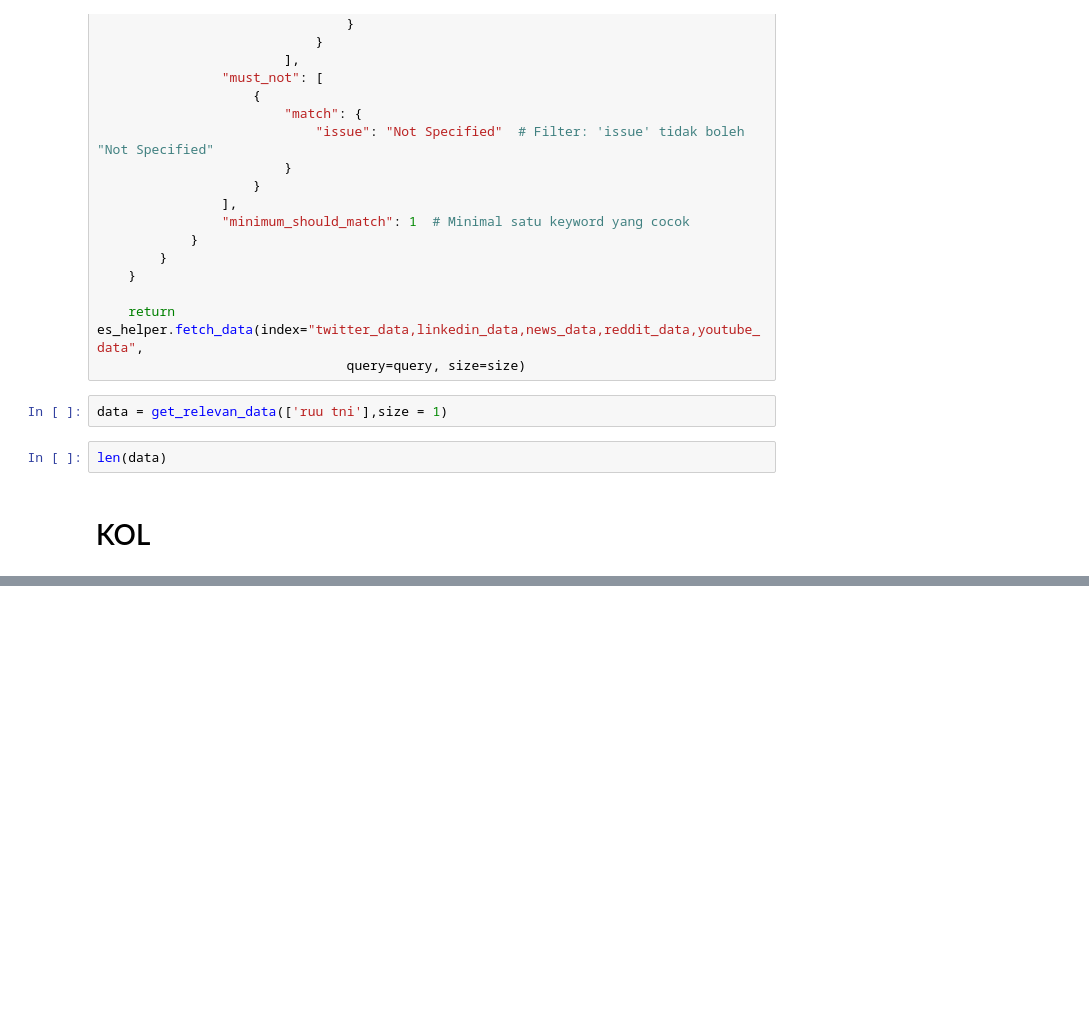
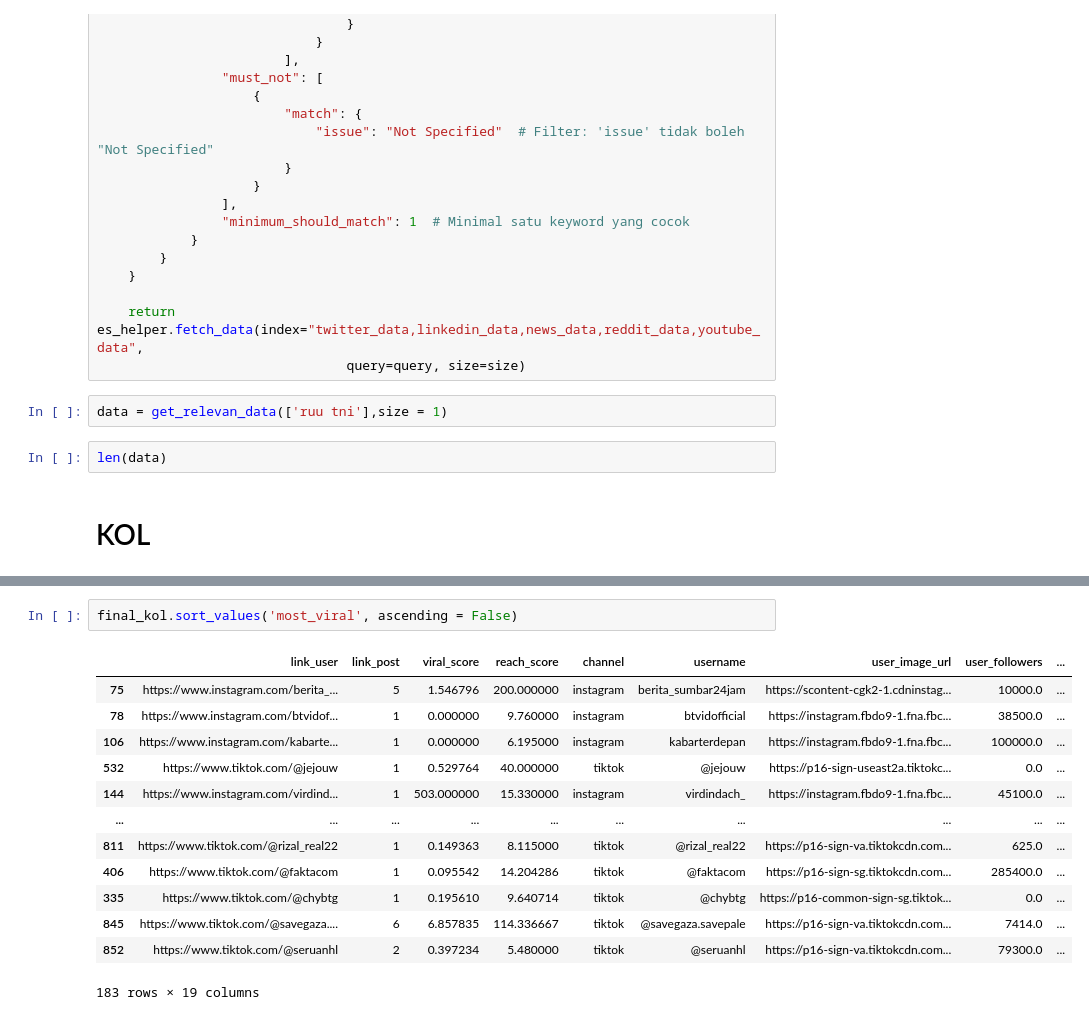
Before and after one commit to mocharil/moskal-api-v2, a Jupyter notebook: Untitled.ipynb, the cells around one changed output, grey strips where cells are left out. Cells and saved outputs as stored; diff of their text form; blank space fills up the shorter version.

```diff
--- a/Untitled.ipynb
+++ b/Untitled.ipynb
@@ -2522,0 +2937,16 @@ final_result
+# %%
+final_kol.sort_values('most_viral', ascending = False)
+# %% [output]
+|  | link_user | link_post | viral_score | reach_score | channel | username | user_image_url | user_followers | ... |
+| 75 | https://www.instagram.com/berita_... | 5 | 1.546796 | 200.000000 | instagram | berita_sumbar24jam | https://scontent-cgk2-1.cdninstag... | 10000.0 | ... |
+| 78 | https://www.instagram.com/btvidof... | 1 | 0.000000 | 9.760000 | instagram | btvidofficial | https://instagram.fbdo9-1.fna.fbc... | 38500.0 | ... |
+| 106 | https://www.instagram.com/kabarte... | 1 | 0.000000 | 6.195000 | instagram | kabarterdepan | https://instagram.fbdo9-1.fna.fbc... | 100000.0 | ... |
+| 532 | https://www.tiktok.com/@jejouw | 1 | 0.529764 | 40.000000 | tiktok | @jejouw | https://p16-sign-useast2a.tiktokc... | 0.0 | ... |
+| 144 | https://www.instagram.com/virdind... | 1 | 503.000000 | 15.330000 | instagram | virdindach_ | https://instagram.fbdo9-1.fna.fbc... | 45100.0 | ... |
+| ... | ... | ... | ... | ... | ... | ... | ... | ... | ... |
+| 811 | https://www.tiktok.com/@rizal_real22 | 1 | 0.149363 | 8.115000 | tiktok | @rizal_real22 | https://p16-sign-va.tiktokcdn.com... | 625.0 | ... |
+| 406 | https://www.tiktok.com/@faktacom | 1 | 0.095542 | 14.204286 | tiktok | @faktacom | https://p16-sign-sg.tiktokcdn.com... | 285400.0 | ... |
+| 335 | https://www.tiktok.com/@chybtg | 1 | 0.195610 | 9.640714 | tiktok | @chybtg | https://p16-common-sign-sg.tiktok... | 0.0 | ... |
+| 845 | https://www.tiktok.com/@savegaza.... | 6 | 6.857835 | 114.336667 | tiktok | @savegaza.savepale | https://p16-sign-va.tiktokcdn.com... | 7414.0 | ... |
+| 852 | https://www.tiktok.com/@seruanhl | 2 | 0.397234 | 5.480000 | tiktok | @seruanhl | https://p16-sign-va.tiktokcdn.com... | 79300.0 | ... |
+183 rows × 19 columns
```
Also changed, not shown: parts of 8 cells of this notebook, 5 other files.
